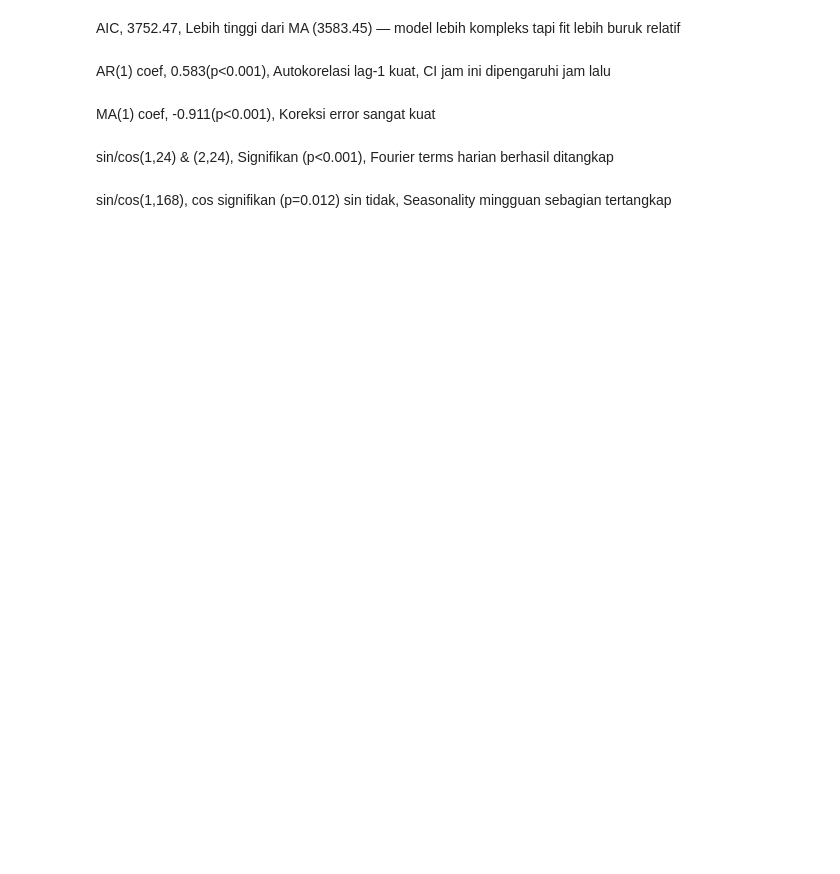
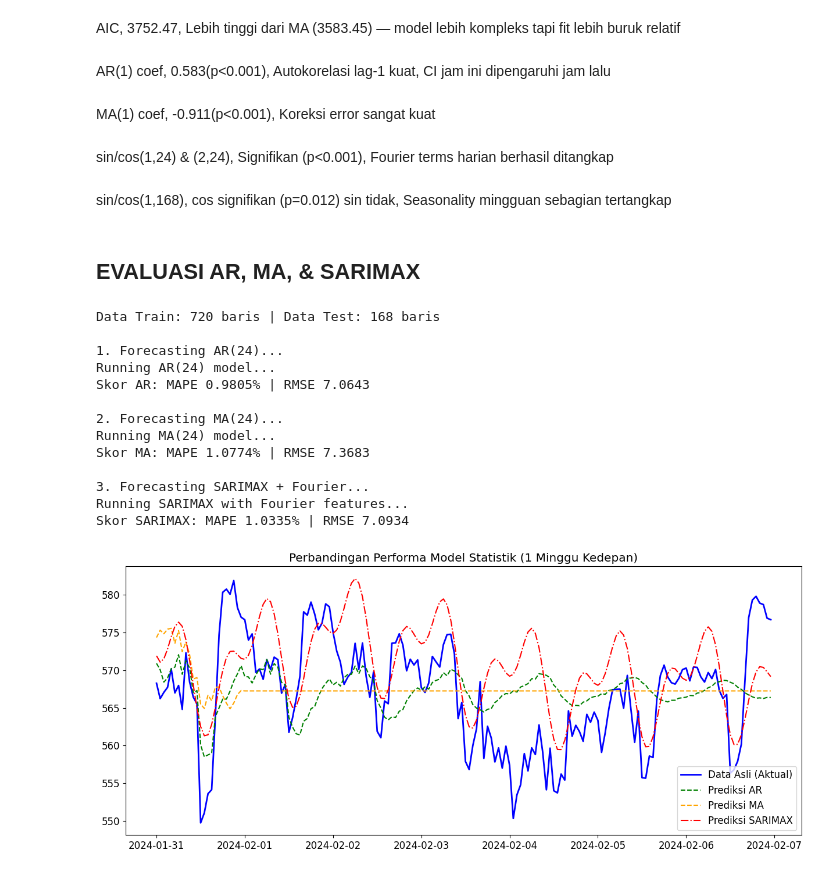
Before and after one commit to JustDannn/CarbonIntensityResearch, a Jupyter notebook: notebooks/02_dani_prophet_test.ipynb, the cells around one changed output. Saved outputs shown, nothing was run; the diff lists cells and outputs as text; code cells hidden in the pictures; blank space fills up the shorter version.

Commit message:
evaluating the model forcasing

```diff
--- a/notebooks/02_dani_prophet_test.ipynb
+++ b/notebooks/02_dani_prophet_test.ipynb
@@ -110,7 +110,7 @@ print(f"MA Selesai! AIC Score: {ma_results.aic:.2f}")
 
 # SARIMAX + Fourier
 print("\nTraining SARIMAX + Fourier (Daily & Weekly Seasonality)...")
-sarimax_results = stats_model.run_sarimax_fourier(train_subset)
+sarimax_results, dp_fourier = stats_model.run_sarimax_fourier(train_subset)
 print(f"SARIMAX Selesai! AIC Score: {sarimax_results.aic:.2f}")
 
 print(sarimax_results.summary())
@@ -148,3 +148,65 @@ MA(1) coef, -0.911(p<0.001), Koreksi error sangat kuat
 sin/cos(1,24) & (2,24), Signifikan (p<0.001), Fourier terms harian berhasil ditangkap
 # %% [markdown]
 sin/cos(1,168), cos signifikan (p=0.012) sin tidak, Seasonality mingguan sebagian tertangkap
+# %% [markdown]
+## EVALUASI AR, MA, & SARIMAX
+# %%
+import warnings
+from src.evaluation.metrics import ModelEvaluator
+evaluator = ModelEvaluator()
+from statsmodels.tsa.deterministic import Fourier
+warnings.filterwarnings("ignore")
+
+
+train_1d = train_data.iloc[:720]
+test_1d = train_data.iloc[720:720+168]
+
+print(f"Data Train: {len(train_1d)} baris | Data Test: {len(test_1d)} baris")
+
+# EVALUASI AR(24)
+print("\n1. Forecasting AR(24)...")
+ar_res = stats_model.run_ar_model(train_1d, p=24)
+ar_pred = ar_res.forecast(steps=len(test_1d))
+skor_ar = evaluator.calculate_metrics(test_1d, ar_pred)
+print(f"Skor AR: MAPE {skor_ar['MAPE (%)']}% | RMSE {skor_ar['RMSE']}")
+
+# EVALUASI MA(24)
+print("\n2. Forecasting MA(24)...")
+ma_res = stats_model.run_ma_model(train_1d, q=24)
+ma_pred = ma_res.forecast(steps=len(test_1d))
+skor_ma = evaluator.calculate_metrics(test_1d, ma_pred)
+print(f"Skor MA: MAPE {skor_ma['MAPE (%)']}% | RMSE {skor_ma['RMSE']}")
+
+# EVALUASI SARIMAX + FOURIER
+print("\n3. Forecasting SARIMAX + Fourier...")
+
+sarimax_res, dp_fourier = stats_model.run_sarimax_fourier(train_1d)
+exog_test = dp_fourier.out_of_sample(steps=len(test_1d))
+sarimax_pred = sarimax_res.forecast(steps=len(test_1d), exog=exog_test)
+skor_sarimax = evaluator.calculate_metrics(test_1d, sarimax_pred)
+print(f"Skor SARIMAX: MAPE {skor_sarimax['MAPE (%)']}% | RMSE {skor_sarimax['RMSE']}")
+
+# --- VISUALISASI KOMPARASI ---
+plt.figure(figsize=(15, 6))
+plt.plot(test_1d.index, test_1d.values, label='Data Asli (Aktual)', color='blue', linewidth=2)
+plt.plot(test_1d.index, ar_pred, label='Prediksi AR', color='green', linestyle='--')
+plt.plot(test_1d.index, ma_pred, label='Prediksi MA', color='orange', linestyle='--')
+plt.plot(test_1d.index, sarimax_pred, label='Prediksi SARIMAX', color='red', linestyle='-.')
+plt.title("Perbandingan Performa Model Statistik (1 Minggu Kedepan)")
+plt.legend()
+plt.show()
+# %% [output]
+Data Train: 720 baris | Data Test: 168 baris
+
+1. Forecasting AR(24)...
+Running AR(24) model...
+Skor AR: MAPE 0.9805% | RMSE 7.0643
+
+2. Forecasting MA(24)...
+Running MA(24) model...
+Skor MA: MAPE 1.0774% | RMSE 7.3683
+
+3. Forecasting SARIMAX + Fourier...
+Running SARIMAX with Fourier features...
+Skor SARIMAX: MAPE 1.0335% | RMSE 7.0934
+[figure, added]
```
Also changed, not shown: parts of 6 cells of this notebook, 4 other files.
